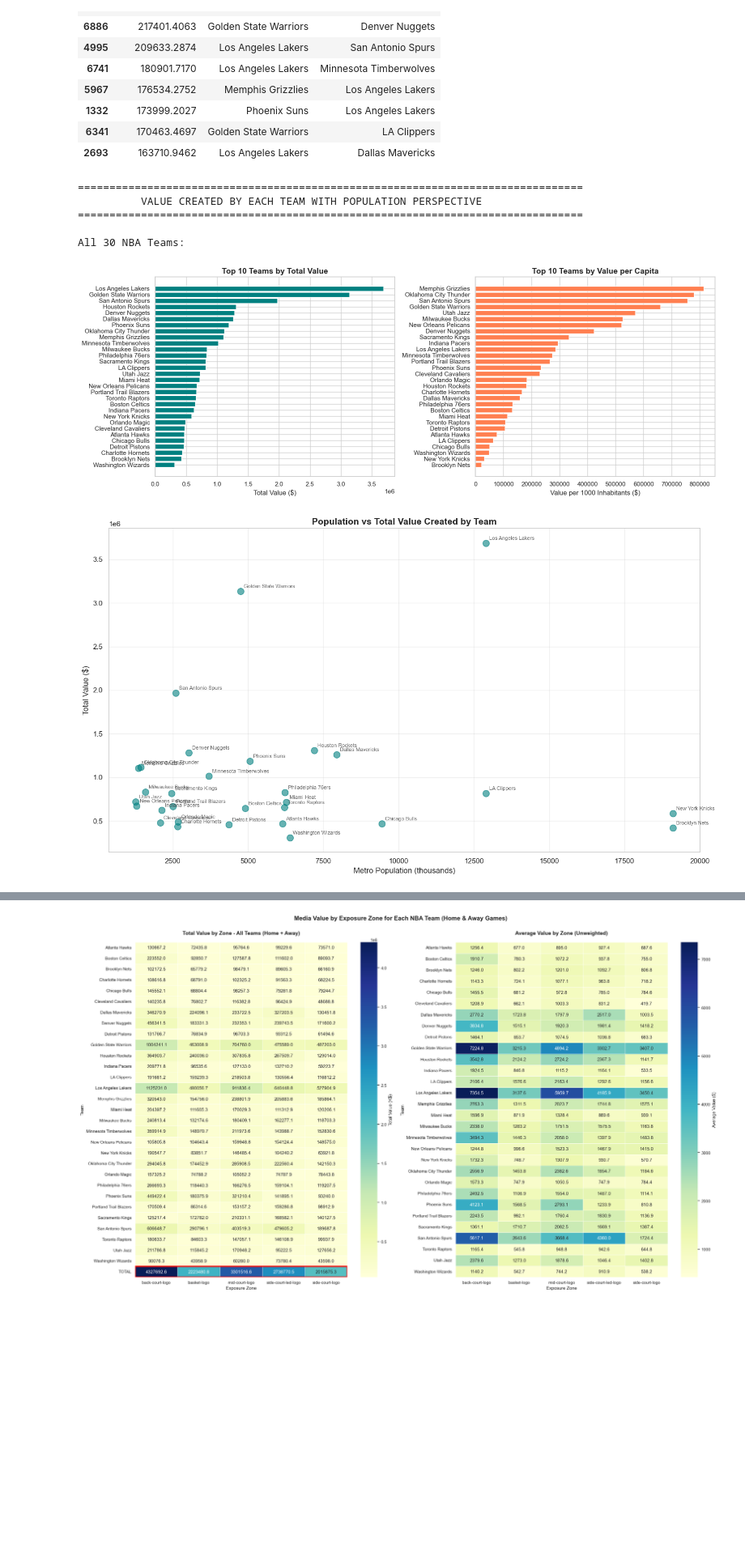
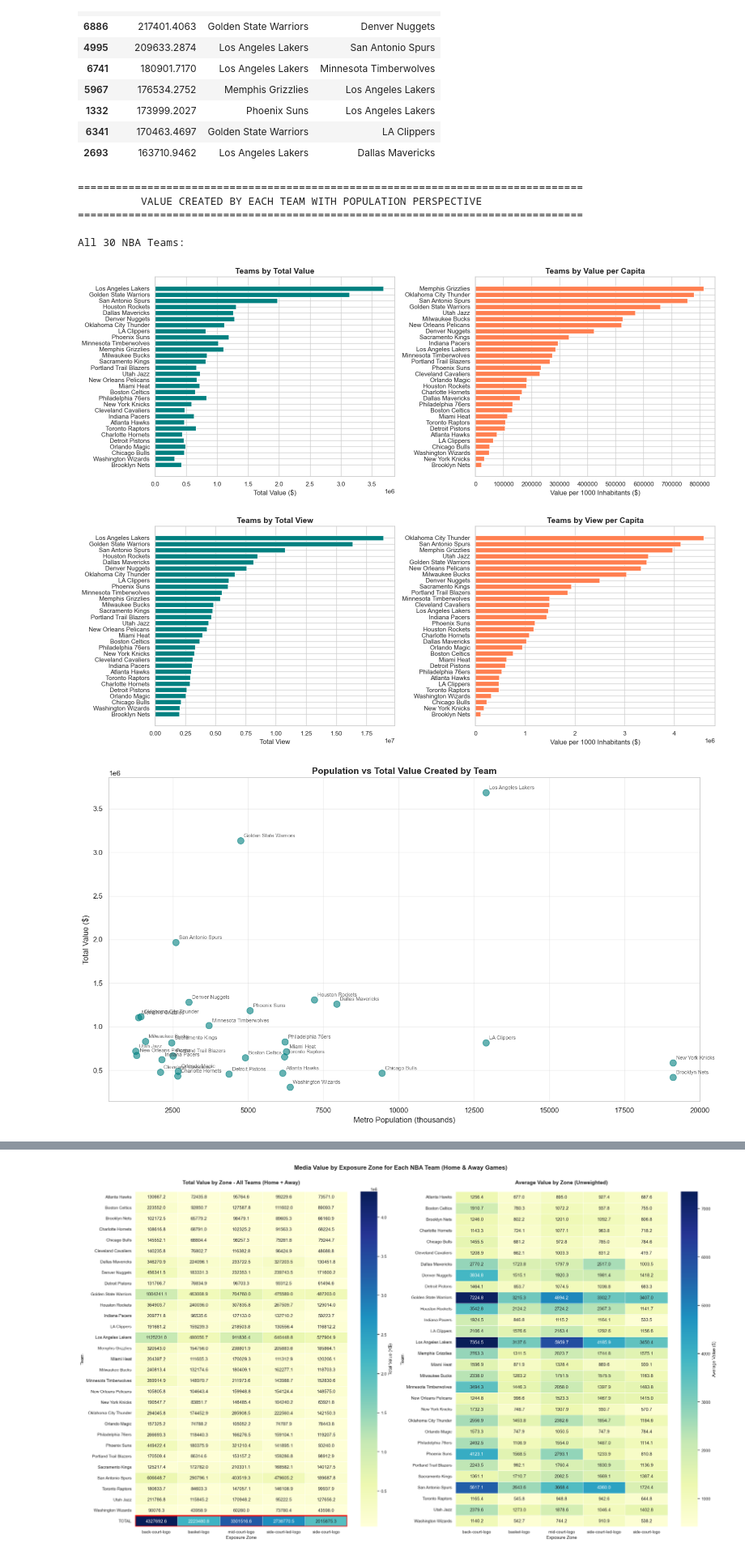
Before and after one commit to KylianSts/Quantifying-NBA-Sponsors-Extra-Exposure, a Jupyter notebook: Data_exploration/analysis_results/value_analysis.ipynb, the cells around one changed output, grey strips where cells are left out. Shown at 81% size. Saved outputs shown, nothing was run; the diff lists cells and outputs as text; code cells hidden in the pictures; blank space fills up the shorter version.

Commit message:
adding value per view

```diff
--- a/Data_exploration/analysis_results/value_analysis.ipynb
+++ b/Data_exploration/analysis_results/value_analysis.ipynb
@@ -178,18 +178,22 @@ DAILY AVERAGES
 # Create a dataframe for home teams
 home_value = df_games.groupby('HOME_TEAM_NAME').agg({
     'value_per_game': 'sum',
+    'view_count': 'sum',
     'game_id': 'count'
 }).rename(columns={
     'value_per_game': 'total_value',
+    'view_count': 'total_view',
     'game_id': 'nb_games'
 })
 
 # Create a dataframe for away teams
 away_value = df_games.groupby('AWAY_TEAM_NAME').agg({
     'value_per_game': 'sum',
+    'view_count': 'sum',
     'game_id': 'count'
 }).rename(columns={
     'value_per_game': 'total_value',
+    'view_count': 'total_view',
     'game_id': 'nb_games'
 })
 
@@ -235,12 +239,16 @@ team_value['population'] = team_value.index.map(population_data)
 
 # Calculate value per capita (in dollars per 1000 inhabitants)
 team_value['value_per_capita'] = (team_value['total_value'] / team_value['population']) * 1000
+team_value['view_per_capita'] = (team_value['total_view'] / team_value['population']) * 1000
+team_value['value_per_view'] = (team_value['total_view'] / team_value['total_value'])
+
+
 
 # Calculate average value per game
 team_value['avg_value_per_game'] = team_value['total_value'] / team_value['nb_games']
 
 # Sort by total value
-team_value_sorted = team_value.sort_values(by='total_value', ascending=False)
+team_value_sorted = team_value.sort_values(by='total_view', ascending=False)
 
 # Format column names for display
 team_value_display = team_value_sorted.copy()
@@ -264,21 +272,44 @@ print("\nAll 30 NBA Teams:\n")
 # 1. Top 10 teams by total value
 fig, (ax1, ax2) = plt.subplots(1, 2, figsize=(16, 6))
 
-top_10_value = team_value_sorted
-ax1.barh(range(len(top_10_value)), top_10_value['total_value'], color='teal')
-ax1.set_yticks(range(len(top_10_value)))
-ax1.set_yticklabels(top_10_value.index)
+top_value = team_value_sorted
+ax1.barh(range(len(top_value)), top_value['total_value'], color='teal')
+ax1.set_yticks(range(len(top_value)))
+ax1.set_yticklabels(top_value.index)
 ax1.set_xlabel('Total Value ($)', fontsize=12)
-ax1.set_title('Top 10 Teams by Total Value', fontsize=14, fontweight='bold')
+ax1.set_title('Teams by Total Value', fontsize=14, fontweight='bold')
 ax1.invert_yaxis()
 
 # 2. Top 10 teams by value per capita
-top_10_capita = team_value.sort_values(by='value_per_capita', ascending=False)
-ax2.barh(range(len(top_10_capita)), top_10_capita['value_per_capita'], color='coral')
-ax2.set_yticks(range(len(top_10_capita)))
-ax2.set_yticklabels(top_10_capita.index)
+top_capita = team_value.sort_values(by='value_per_capita', ascending=False)
+ax2.barh(range(len(top_capita)), top_capita['value_per_capita'], color='coral')
+ax2.set_yticks(range(len(top_capita)))
+ax2.set_yticklabels(top_capita.index)
 ax2.set_xlabel('Value per 1000 Inhabitants ($)', fontsize=12)
-ax2.set_title('Top 10 Teams by Value per Capita', fontsize=14, fontweight='bold')
+ax2.set_title('Teams by Value per Capita', fontsize=14, fontweight='bold')
+ax2.invert_yaxis()
+
+plt.tight_layout()
+plt.show()
+
+# We do the same but with the view
+fig, (ax1, ax2) = plt.subplots(1, 2, figsize=(16, 6))
+
+top_view = team_value_sorted
+ax1.barh(range(len(top_view)), top_view['total_view'], color='teal')
+ax1.set_yticks(range(len(top_view)))
+ax1.set_yticklabels(top_view.index)
+ax1.set_xlabel('Total View', fontsize=12)
+ax1.set_title('Teams by Total View', fontsize=14, fontweight='bold')
+ax1.invert_yaxis()
+
+# 2. Top 10 teams by value per capita
+top_capita = team_value.sort_values(by='view_per_capita', ascending=False)
+ax2.barh(range(len(top_capita)), top_capita['view_per_capita'], color='coral')
+ax2.set_yticks(range(len(top_capita)))
+ax2.set_yticklabels(top_capita.index)
+ax2.set_xlabel('Value per 1000 Inhabitants ($)', fontsize=12)
+ax2.set_title('Teams by View per Capita', fontsize=14, fontweight='bold')
 ax2.invert_yaxis()
 
 plt.tight_layout()
@@ -299,35 +330,36 @@ for idx, row in team_value.iterrows():
                 textcoords='offset points')
 
 plt.xlabel('Metro Population (thousands)', fontsize=12)
 plt.ylabel('Total Value ($)', fontsize=12)
 plt.title('Population vs Total Value Created by Team', fontsize=14, fontweight='bold')
 plt.grid(alpha=0.3)
 plt.tight_layout()
 plt.show()
 
 # =============================================================================
 # SUMMARY STATISTICS
 # =============================================================================
 
 print("\n" + "=" * 80)
 print("          SUMMARY STATISTICS")
 print("=" * 80)
 
 print("\nValue per Capita Statistics:")
 print(f"  Mean   : ${team_value['value_per_capita'].mean():>12,.2f} per 1000 inhabitants")
 print(f"  Median : ${team_value['value_per_capita'].median():>12,.2f} per 1000 inhabitants")
 print(f"  Min    : ${team_value['value_per_capita'].min():>12,.2f} per 1000 inhabitants")
 print(f"  Max    : ${team_value['value_per_capita'].max():>12,.2f} per 1000 inhabitants")
 
 print("=" * 80)
 # %% [output]
 ================================================================================
           VALUE CREATED BY EACH TEAM WITH POPULATION PERSPECTIVE
 ================================================================================
 
 All 30 NBA Teams:
-[figure, old version]
+[figure, new version]
-[figure, old version]
+[figure, new version]
+[figure, added]
 ================================================================================
           SUMMARY STATISTICS
 ================================================================================
```
Also changed, not shown: parts of 2 cells of this notebook.
